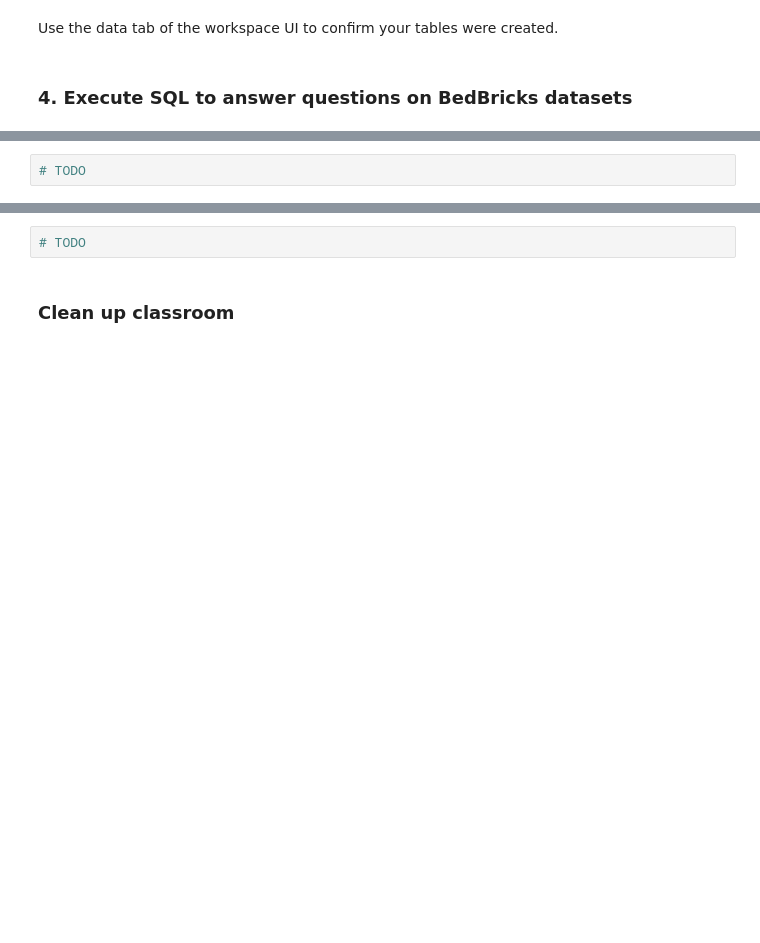
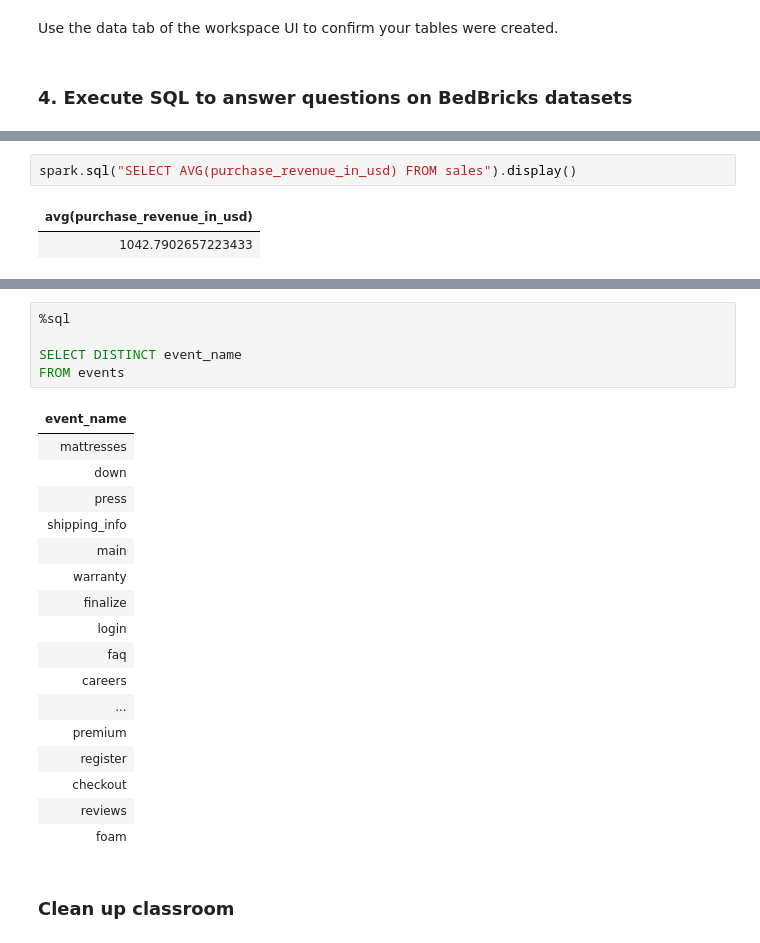
Before and after one commit to alcherniaev/Databricks_data_engineering, a Jupyter notebook: 1.2 Databricks Platform.ipynb, the cells around one changed output, grey strips where cells are left out. Saved outputs shown, nothing was run; the diff lists cells and outputs as text; blank space fills up the shorter version.

```diff
--- a/1.2 Databricks Platform.ipynb
+++ b/1.2 Databricks Platform.ipynb
@@ -233,16 +391,40 @@ Execute a SQL query that selects all from the **`products`** table
 Execute a SQL query that computes the average **`purchase_revenue_in_usd`** from the **`sales`** table
 
 <img alt="Hint" title="Hint" style="vertical-align: text-bottom; position: relative; height:1.75em; top:0.3em" src="https://files.training.databricks.com/static/images/icon-light-bulb.svg"/>&nbsp;**Hint:** The result should be `1042.79`
-# %%
-# TODO
+# %%
+spark.sql("SELECT AVG(purchase_revenue_in_usd) FROM sales").display()
+# %% [output]
+| avg(purchase_revenue_in_usd) |
+| 1042.7902657223433 |
 # %% [markdown]
 -sandbox
 ##### What types of events are recorded on the BedBricks website?
 Execute a SQL query that selects distinct values in **`event_name`** from the **`events`** table
 
 <img alt="Hint" title="Hint" style="vertical-align: text-bottom; position: relative; height:1.75em; top:0.3em" src="https://files.training.databricks.com/static/images/icon-light-bulb.svg"/>&nbsp;**Hint:** You should see 23 distinct `event_name` values
-# %%
-# TODO
+# %%
+%sql
+
+SELECT DISTINCT event_name
+FROM events
+# %% [output]
+| event_name |
+| mattresses |
+| down |
+| press |
+| shipping_info |
+| main |
+| warranty |
+| finalize |
+| login |
+| faq |
+| careers |
+| ... |
+| premium |
+| register |
+| checkout |
+| reviews |
+| foam |
 # %% [markdown]
 ### Clean up classroom
 # %%
```
Also changed, not shown: parts of 36 cells of this notebook.
